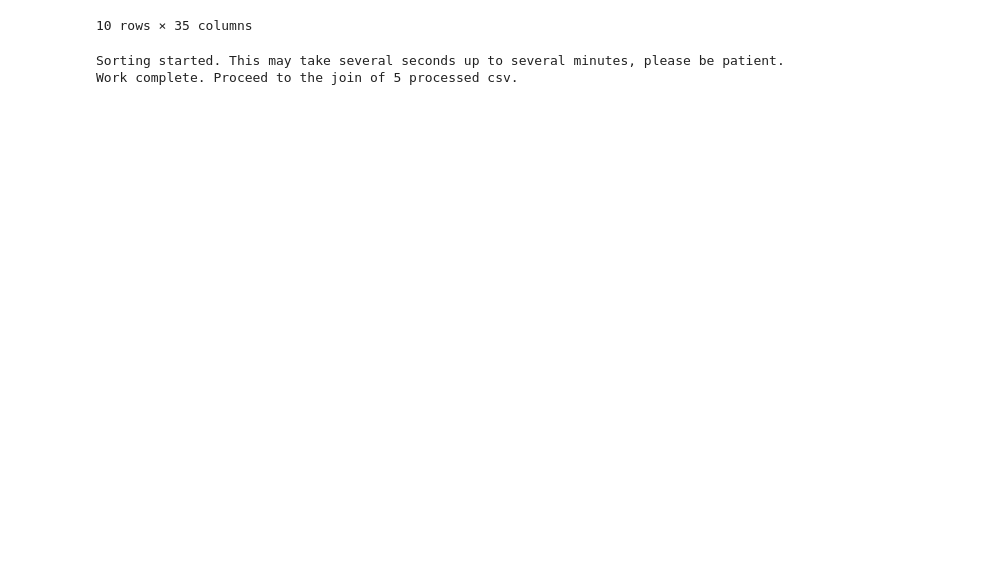
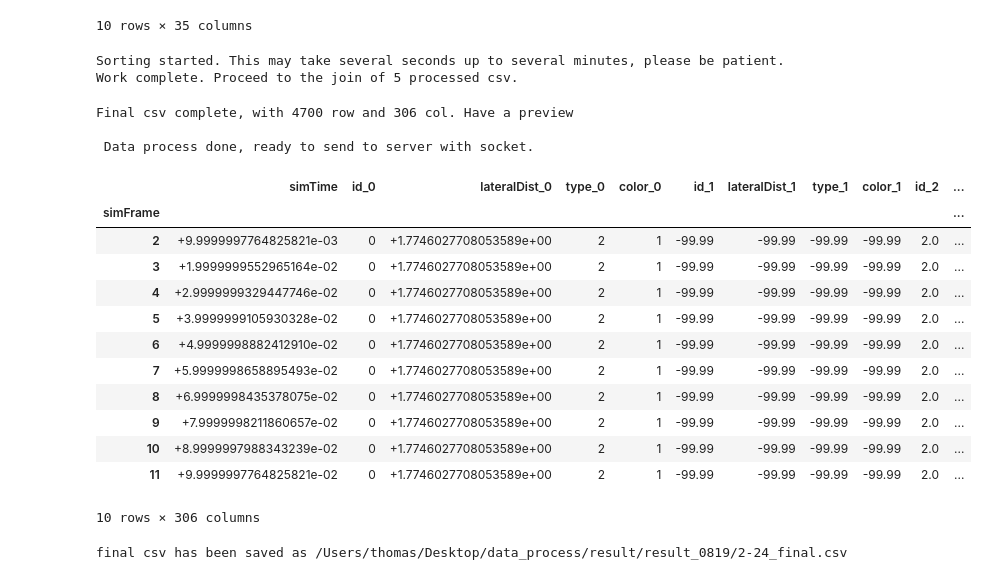
Before and after one commit to Thomaswang0822/data_process, a Jupyter notebook: web_app/big_app.ipynb, the cells around one changed output. Drawn from its saved outputs; the diff is of its cells as text; code cells hidden in the pictures; blank space fills up the shorter version.

```diff
--- a/web_app/big_app.ipynb
+++ b/web_app/big_app.ipynb
@@ -817,23 +1002,49 @@ Work complete. Proceed to the join of 5 processed csv.
 # %%
 """
 Join all 5 processed csv together into a final_csv
 
 The order is [df7, df9, df10, df5, df20]
 """
 
 final_df = df7.copy(deep=True)
 
 PKG_ID = [9,10,5,20]
 to_join = [df9, df10, df5, df20]
 dic = dict(zip(PKG_ID, to_join))
 for key, df in dic.items():
     final_df = final_df.join(df, how='inner', rsuffix="_pkg{}".format(key))
 
 # Double check, remove duplicate rows (duplicate simTime)
 final_df = final_df[~final_df.index.duplicated(keep='first')]
 print(f"Final csv complete, with {final_df.shape[0]} row and {final_df.shape[1]} col. Have a preview", end='\n')
 
-print(final_df.head(10))
-
 print("\n Data process done, ready to send to server with socket.")
+final_df.head(10)
+# %% [output]
+Final csv complete, with 4700 row and 306 col. Have a preview
+
+ Data process done, ready to send to server with socket.
+|  | simTime | id_0 | lateralDist_0 | type_0 | color_0 | id_1 | lateralDist_1 | type_1 | color_1 | id_2 | ... |
+| simFrame |  |  |  |  |  |  |  |  |  |  | ... |
+| 2 | +9.9999997764825821e-03 | 0 | +1.7746027708053589e+00 | 2 | 1 | -99.99 | -99.99 | -99.99 | -99.99 | 2.0 | ... |
+| 3 | +1.9999999552965164e-02 | 0 | +1.7746027708053589e+00 | 2 | 1 | -99.99 | -99.99 | -99.99 | -99.99 | 2.0 | ... |
+| 4 | +2.9999999329447746e-02 | 0 | +1.7746027708053589e+00 | 2 | 1 | -99.99 | -99.99 | -99.99 | -99.99 | 2.0 | ... |
+| 5 | +3.9999999105930328e-02 | 0 | +1.7746027708053589e+00 | 2 | 1 | -99.99 | -99.99 | -99.99 | -99.99 | 2.0 | ... |
+| 6 | +4.9999998882412910e-02 | 0 | +1.7746027708053589e+00 | 2 | 1 | -99.99 | -99.99 | -99.99 | -99.99 | 2.0 | ... |
+| 7 | +5.9999998658895493e-02 | 0 | +1.7746027708053589e+00 | 2 | 1 | -99.99 | -99.99 | -99.99 | -99.99 | 2.0 | ... |
+| 8 | +6.9999998435378075e-02 | 0 | +1.7746027708053589e+00 | 2 | 1 | -99.99 | -99.99 | -99.99 | -99.99 | 2.0 | ... |
+| 9 | +7.9999998211860657e-02 | 0 | +1.7746027708053589e+00 | 2 | 1 | -99.99 | -99.99 | -99.99 | -99.99 | 2.0 | ... |
+| 10 | +8.9999997988343239e-02 | 0 | +1.7746027708053589e+00 | 2 | 1 | -99.99 | -99.99 | -99.99 | -99.99 | 2.0 | ... |
+| 11 | +9.9999997764825821e-02 | 0 | +1.7746027708053589e+00 | 2 | 1 | -99.99 | -99.99 | -99.99 | -99.99 | 2.0 | ... |
+10 rows × 306 columns
+# %%
+"""
+Use socket to send the final csv from client (this computer) to server (another computer)
+"""
+# save the csv locally first
+filepath = eg.filesavebox(title="Choose a folder to save the final csv locally.", default="../")
+final_df.to_csv(filepath)
+print("final csv has been saved as {}".format(filepath))
+# %% [output]
+final csv has been saved as /Users/thomas/Desktop/data_process/result/result_0819/2-24_final.csv
 # %%
```
Also changed, not shown: parts of 22 cells of this notebook, 7 other files.
